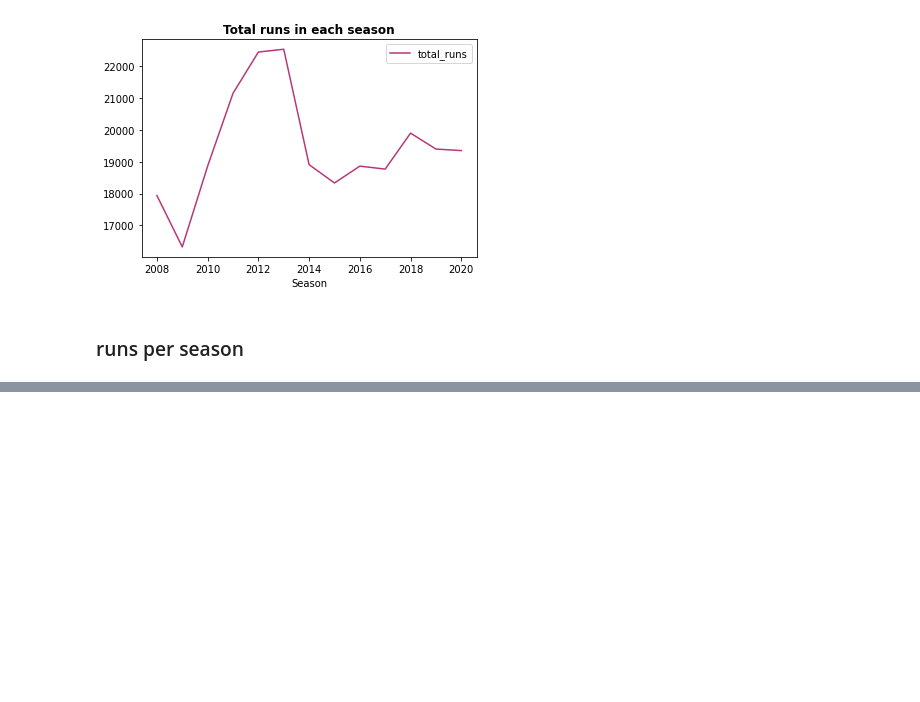
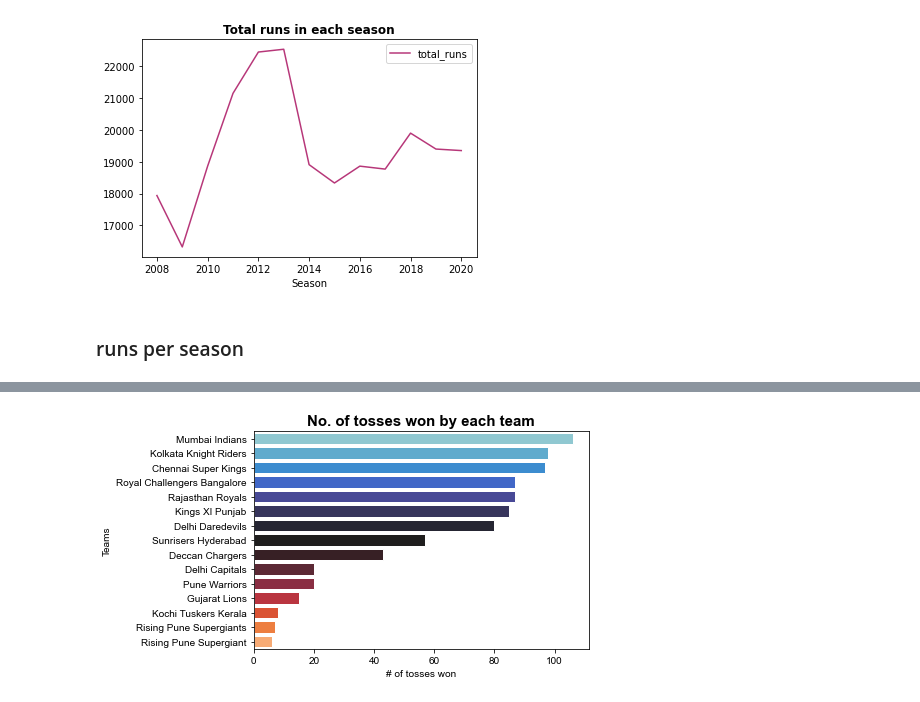
Before and after one commit to Jogwums/Data-Analysis-Cl01, a Jupyter notebook: EDA_crickets/eda.ipynb, the cells around one changed output, grey strips where cells are left out. Drawn from its saved outputs; the diff is of its cells as text; code cells hidden in the pictures; blank space fills up the shorter version.

Commit message:
graphs

```diff
--- a/EDA_crickets/eda.ipynb
+++ b/EDA_crickets/eda.ipynb
@@ -237,0 +261,3 @@ plt.show()
+# %%
+toss=match_data['toss_winner'].value_counts()
+toss
@@ -237,0 +281,12 @@ plt.show()
+# %%
+# draw a chart
+ax=plt.axes()
+ax.set_facecolor="black"
+sns.set(rc={'figure.figsize':(15,10)}, style="darkgrid")
+ax.set_title("No. of tosses won by each team", fontsize=15, fontweight='bold')
+sns.barplot(y=toss.index, x=toss, orient='h', palette="icefire", saturation=1)
+plt.xlabel("# of tosses won")
+plt.ylabel('Teams')
+plt.show()
+# %% [output]
+[figure, added]
```
Also changed, not shown: parts of 5 cells of this notebook.
